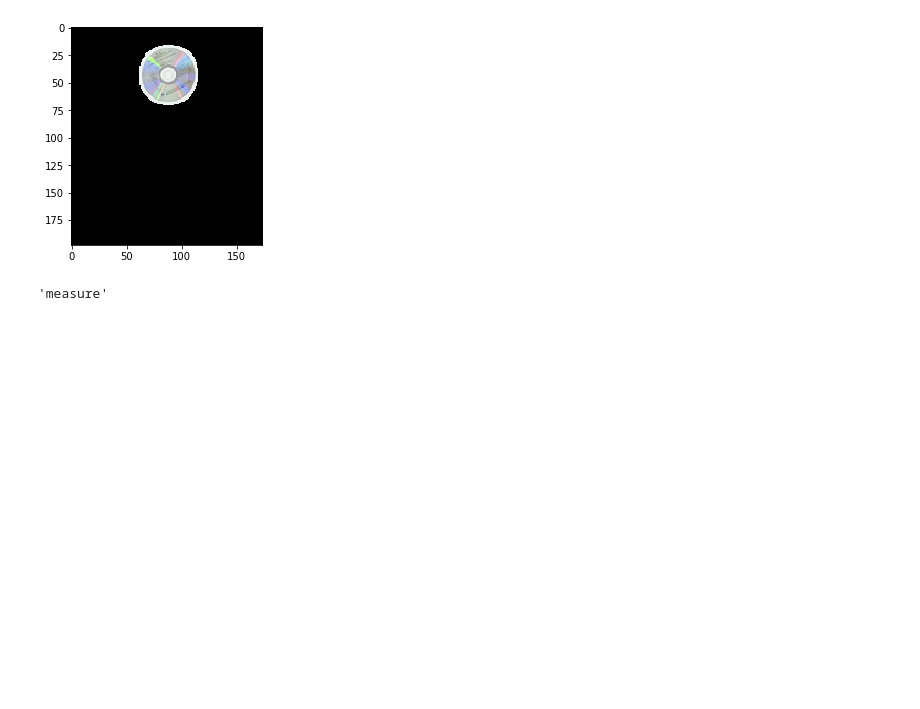
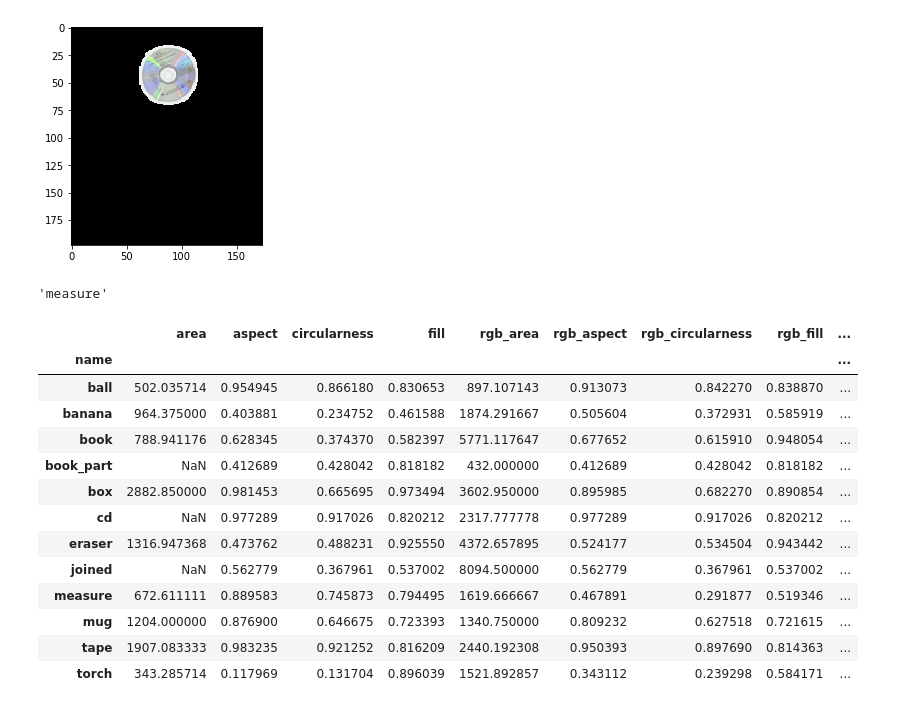
Before and after one commit to michaelcheah/birl-apc, a Jupyter notebook: object_recognition_testing_final.ipynb, the cells around one changed output. Cells and saved outputs as stored; diff of their text form; code cells hidden in the pictures; blank space fills up the shorter version.

```diff
--- a/object_recognition_testing_final.ipynb
+++ b/object_recognition_testing_final.ipynb
@@ -206,0 +205,17 @@ new4['1'].name
+# %%
+obj_features_mean
+# %% [output]
+|  | area | aspect | circularness | fill | rgb_area | rgb_aspect | rgb_circularness | rgb_fill | ... |
+| name |  |  |  |  |  |  |  |  | ... |
+| ball | 502.035714 | 0.954945 | 0.866180 | 0.830653 | 897.107143 | 0.913073 | 0.842270 | 0.838870 | ... |
+| banana | 964.375000 | 0.403881 | 0.234752 | 0.461588 | 1874.291667 | 0.505604 | 0.372931 | 0.585919 | ... |
+| book | 788.941176 | 0.628345 | 0.374370 | 0.582397 | 5771.117647 | 0.677652 | 0.615910 | 0.948054 | ... |
+| book_part | NaN | 0.412689 | 0.428042 | 0.818182 | 432.000000 | 0.412689 | 0.428042 | 0.818182 | ... |
+| box | 2882.850000 | 0.981453 | 0.665695 | 0.973494 | 3602.950000 | 0.895985 | 0.682270 | 0.890854 | ... |
+| cd | NaN | 0.977289 | 0.917026 | 0.820212 | 2317.777778 | 0.977289 | 0.917026 | 0.820212 | ... |
+| eraser | 1316.947368 | 0.473762 | 0.488231 | 0.925550 | 4372.657895 | 0.524177 | 0.534504 | 0.943442 | ... |
+| joined | NaN | 0.562779 | 0.367961 | 0.537002 | 8094.500000 | 0.562779 | 0.367961 | 0.537002 | ... |
+| measure | 672.611111 | 0.889583 | 0.745873 | 0.794495 | 1619.666667 | 0.467891 | 0.291877 | 0.519346 | ... |
+| mug | 1204.000000 | 0.876900 | 0.646675 | 0.723393 | 1340.750000 | 0.809232 | 0.627518 | 0.721615 | ... |
+| tape | 1907.083333 | 0.983235 | 0.921252 | 0.816209 | 2440.192308 | 0.950393 | 0.897690 | 0.814363 | ... |
+| torch | 343.285714 | 0.117969 | 0.131704 | 0.896039 | 1521.892857 | 0.343112 | 0.239298 | 0.584171 | ... |
```
Also changed, not shown: parts of 6 cells of this notebook, 4 other files.
